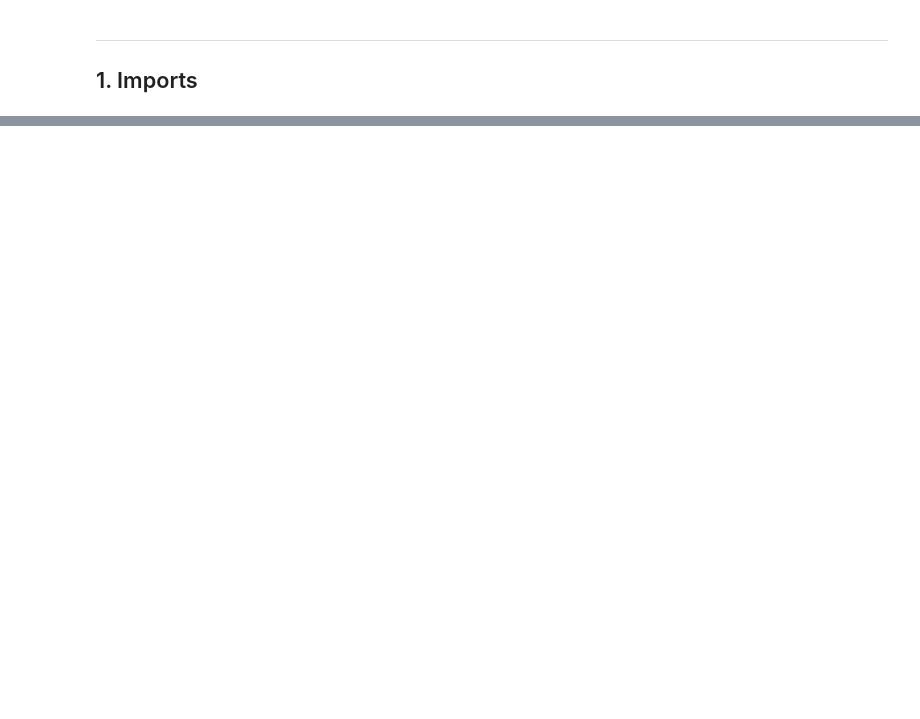
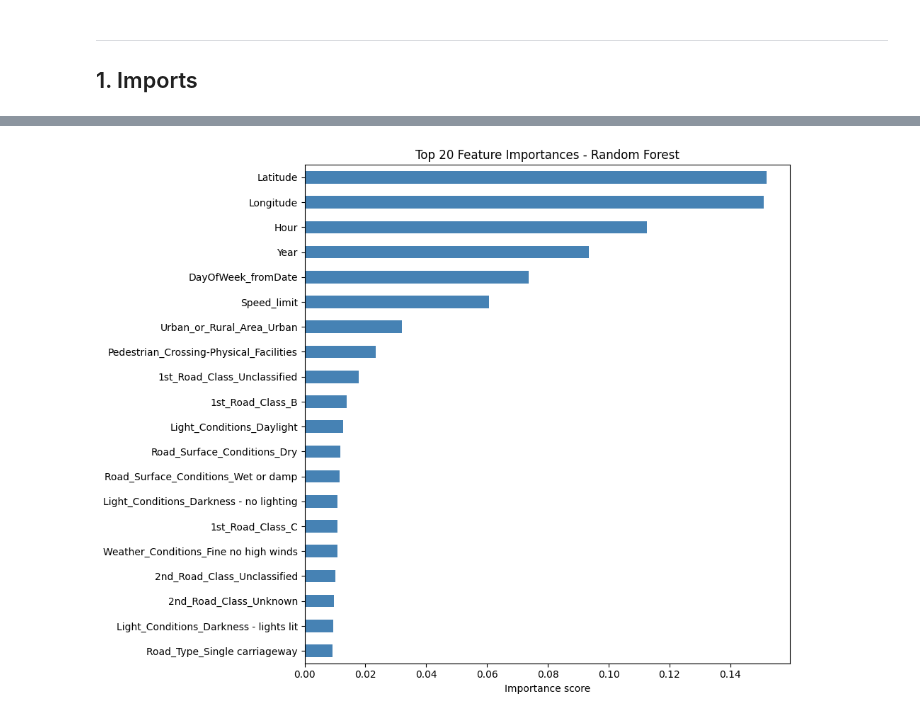
Before and after one commit to Koengitbit/UK-Road-Safety-ML, a Jupyter notebook: random_forest.ipynb, the cells around one changed output, grey strips where cells are left out. Cells and saved outputs as stored; diff of their text form; code cells hidden in the pictures; blank space fills up the shorter version.

Commit message:
Edits to random forest, added more context and imrpoved output results

```diff
--- a/random_forest.ipynb
+++ b/random_forest.ipynb
@@ -43,6 +53,6 @@ Met class imbalance meegerekent.
 # %%
 rf = RandomForestClassifier(
-    n_estimators=400,
+    n_estimators=200,
     random_state=42,
     n_jobs=-1,
     class_weight="balanced",  # class imbalance verbeteren
@@ -91,34 +98,0 @@ VAL Confusion matrix:
-# %%
-param_dist = {
-    "n_estimators": [200], #parameters voor de randomsearch grid
-    "max_depth": [10, 20, 30],
-    "min_samples_split": [2, 5, 10],
-    "max_features": ["sqrt", "log2", 0.5],
-    "bootstrap": [True],
-}
-
-cv = StratifiedKFold(n_splits=3, shuffle=True, random_state=42)
-
-rf_base = RandomForestClassifier(
-    random_state=42,
-    n_jobs=-1,              #ik gebruik hier alle cores ivm grootte dataset
-    class_weight="balanced" #rekening houden met onevenwichtige klasses
-)
-
-search = RandomizedSearchCV(
-    estimator=rf_base,
-    param_distributions=param_dist,
-    n_iter=25,              # aantal keren om te testen
-    scoring="f1_macro",     # eerlijk voor alle klassen houden
-    cv=cv,
-    n_jobs=-1,              #gebruiken alle cores bij de search ook om volledige search in redelijke tijd te doen
-    random_state=42,
-    verbose=1
-)
-
-search.fit(X_train_df, y_train)
-
-print("Best params:", search.best_params_)
-print("Best CV f1_macro:", search.best_score_) # beste parameters en scoren output
-
-best_rf = search.best_estimator_ # beste model opslaan
@@ -219 +318,9 @@ Weather_Conditions_Raining no high winds         0.010988
 dtype: float64
+# %%
+top20.sort_values().plot(kind='barh', figsize=(10, 8), color='steelblue')
+plt.title("Top 20 Feature Importances - Random Forest")
+plt.xlabel("Importance score")
+plt.tight_layout()
+plt.show()
+# %% [output]
+[figure, added]
```
Also changed, not shown: parts of 30 cells of this notebook.
